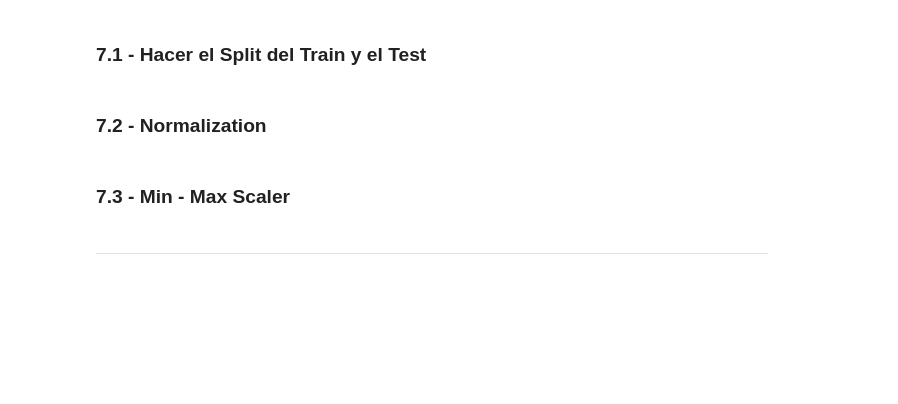
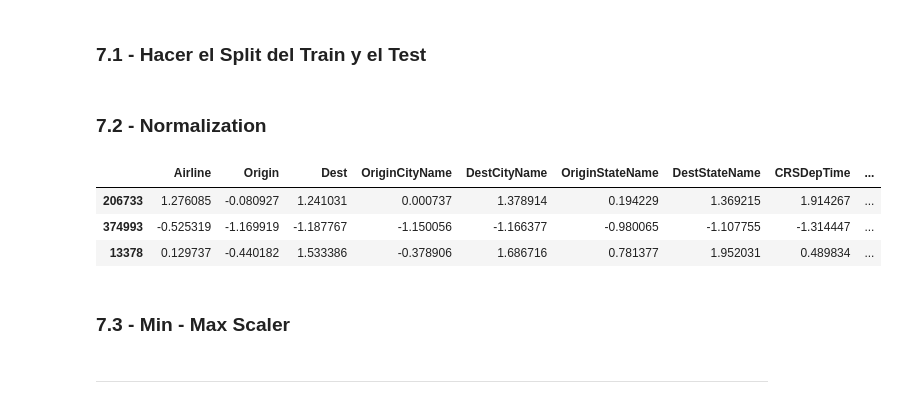
Before and after one commit to MFernandez19/final_project, a Jupyter notebook: src/EDA.ipynb, the cells around one changed output. Saved outputs shown, nothing was run; the diff lists cells and outputs as text; code cells hidden in the pictures; blank space fills up the shorter version.

```diff
--- a/src/EDA.ipynb
+++ b/src/EDA.ipynb
@@ -796,3 +798,10 @@ X_train_without_outliers_norm, X_test_without_outliers_norm = norm(X_train_witho
+# %%
+X_test_with_outliers_norm.head(3)
+# %% [output]
+|  | Airline | Origin | Dest | OriginCityName | DestCityName | OriginStateName | DestStateName | CRSDepTime | ... |
+| 206733 | 1.276085 | -0.080927 | 1.241031 | 0.000737 | 1.378914 | 0.194229 | 1.369215 | 1.914267 | ... |
+| 374993 | -0.525319 | -1.169919 | -1.187767 | -1.150056 | -1.166377 | -0.980065 | -1.107755 | -1.314447 | ... |
+| 13378 | 0.129737 | -0.440182 | 1.533386 | -0.378906 | 1.686716 | 0.781377 | 1.952031 | 0.489834 | ... |
 # %% [markdown]
 ### 7.3 - Min - Max Scaler
 # %%
```
Also changed, not shown: parts of 2 cells of this notebook, 1 other file.
